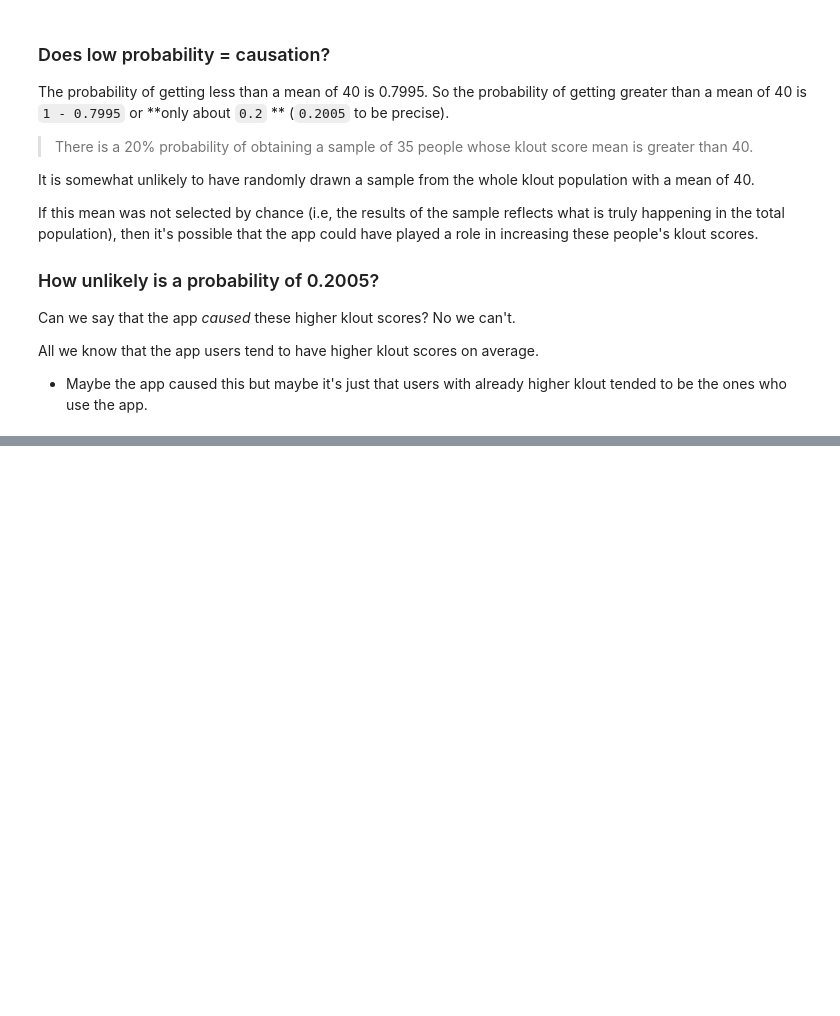
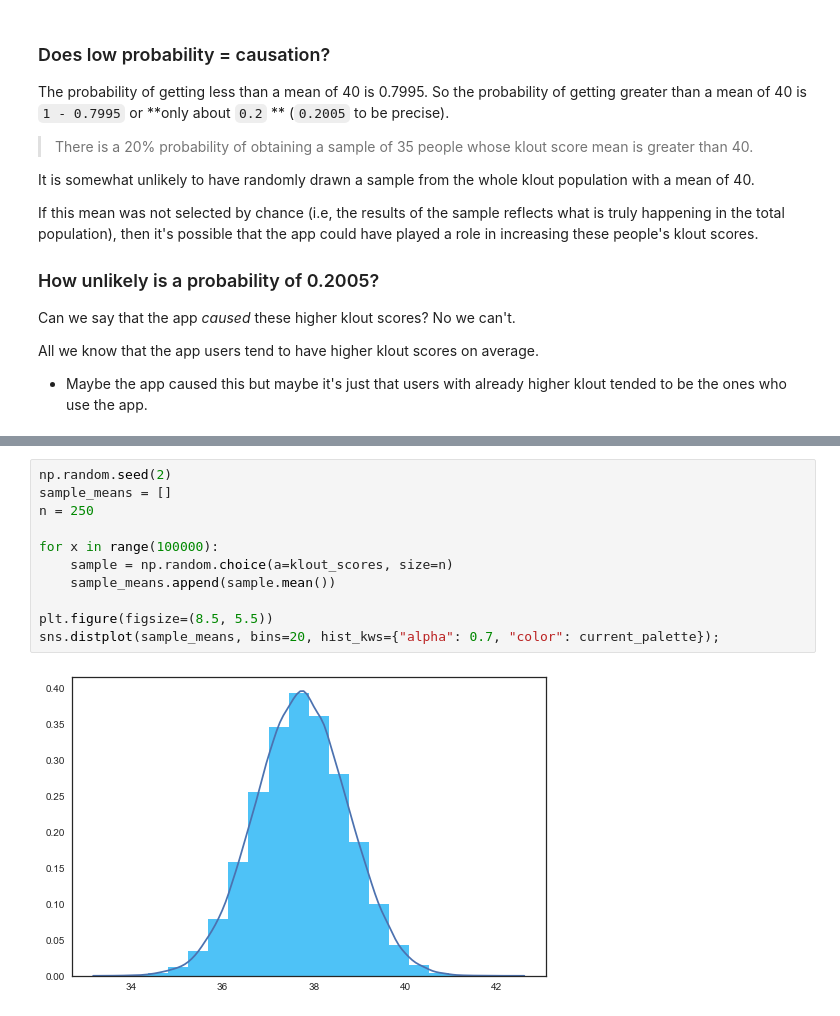
Before and after one commit to mugofjoe/inferential-statistics, a Jupyter notebook: 01 Introduction and Review.ipynb, the cells around one changed output, grey strips where cells are left out. Saved outputs shown, nothing was run; the diff lists cells and outputs as text; blank space fills up the shorter version.

Commit message:
increased the sample size and determine standard error

```diff
--- a/01 Introduction and Review.ipynb
+++ b/01 Introduction and Review.ipynb
@@ -234,0 +250,13 @@ All we know that the app users tend to have higher klout scores on average.
+# %%
+np.random.seed(2)
+sample_means = []
+n = 250
+
+for x in range(100000):
+    sample = np.random.choice(a=klout_scores, size=n)
+    sample_means.append(sample.mean())
+
+plt.figure(figsize=(8.5, 5.5))
+sns.distplot(sample_means, bins=20, hist_kws={"alpha": 0.7, "color": current_palette});
+# %% [output]
+[figure, added]
```
Also changed, not shown: parts of 7 cells of this notebook.
